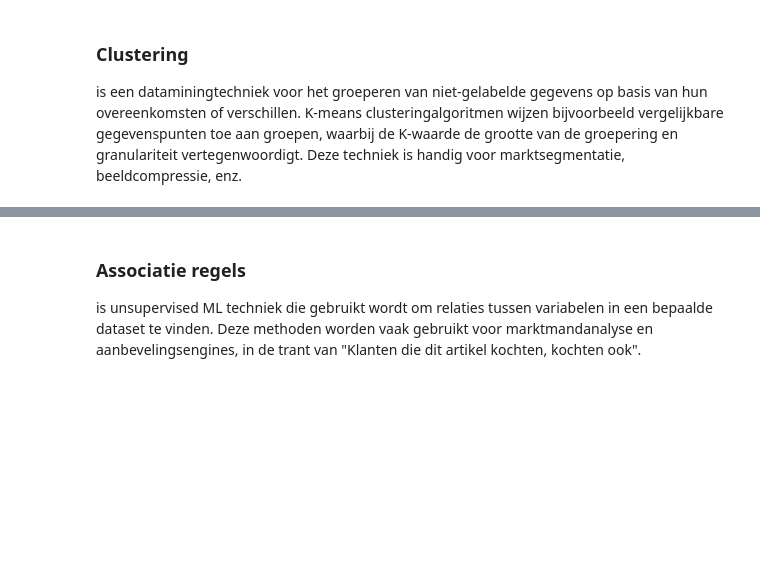
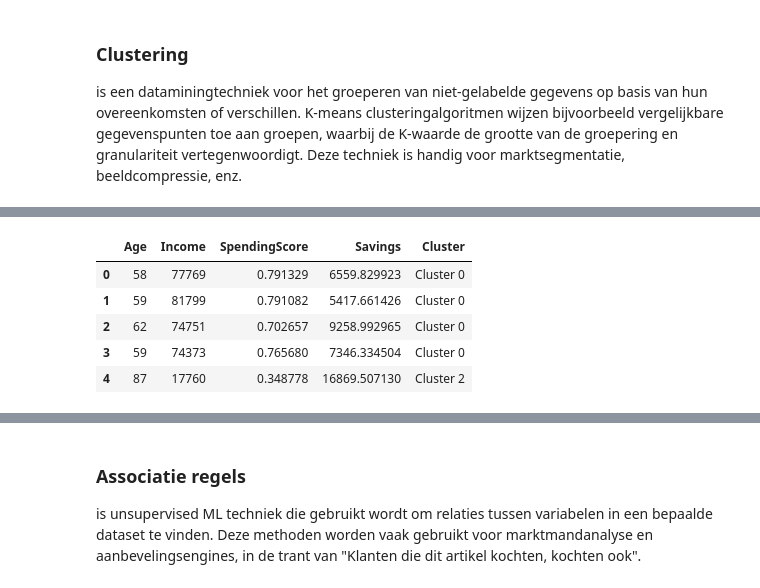
Before and after one commit to vectrconsulting/mlcourse, a Jupyter notebook: modeltrain.ipynb, the cells around one changed output, grey strips where cells are left out. Saved outputs shown, nothing was run; the diff lists cells and outputs as text; code cells hidden in the pictures; blank space fills up the shorter version.

```diff
--- a/modeltrain.ipynb
+++ b/modeltrain.ipynb
@@ -34,0 +45,10 @@ IntProgress(value=0, description='Processing: ', max=3)
+# %%
+kmeans_df = assign_model(kmeans)
+kmeans_df.head()
+# %% [output]
+|  | Age | Income | SpendingScore | Savings | Cluster |
+| 0 | 58 | 77769 | 0.791329 | 6559.829923 | Cluster 0 |
+| 1 | 59 | 81799 | 0.791082 | 5417.661426 | Cluster 0 |
+| 2 | 62 | 74751 | 0.702657 | 9258.992965 | Cluster 0 |
+| 3 | 59 | 74373 | 0.765680 | 7346.334504 | Cluster 0 |
+| 4 | 87 | 17760 | 0.348778 | 16869.507130 | Cluster 2 |
```
Also changed, not shown: parts of 19 cells of this notebook, 4 other files.
